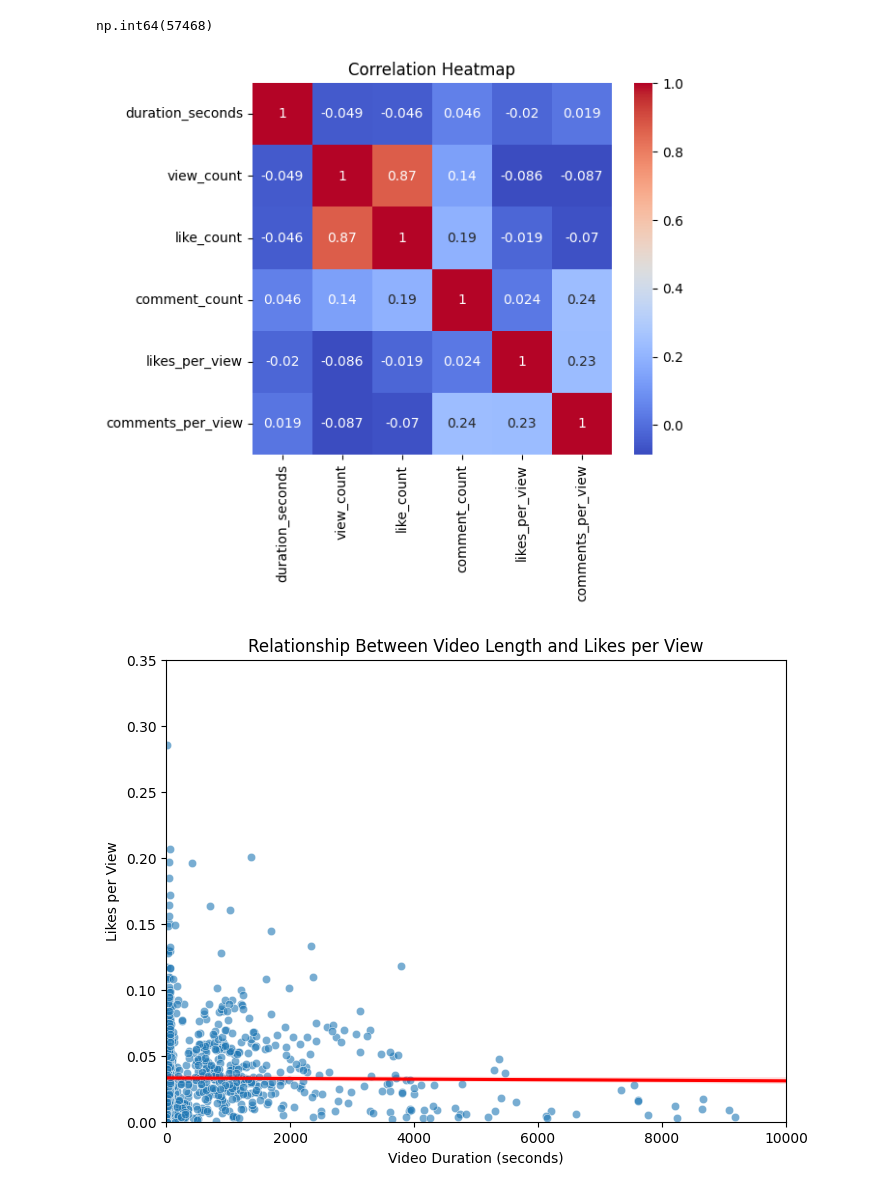
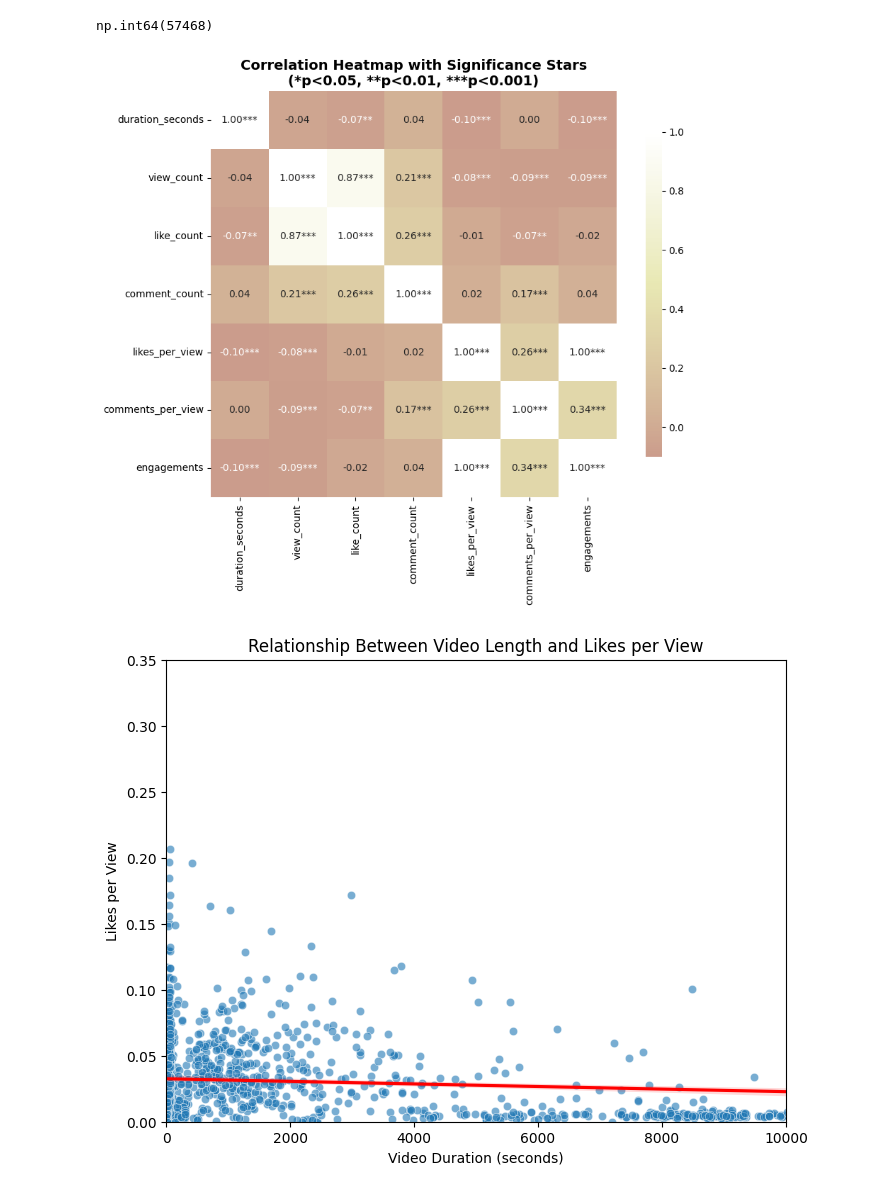
Before and after one commit to Sa3id-jr/analyzing-youtube-engagement, a Jupyter notebook: Figures.ipynb, the cells around one changed output. Cells and saved outputs as stored; diff of their text form; code cells hidden in the pictures.

```diff
--- a/Figures.ipynb
+++ b/Figures.ipynb
@@ -7,5 +8,5 @@ import math
 # %%
-df = pd.read_csv("Integrated Data Final.csv")
+df = pd.read_csv("Final Data Integration.xls")
 print(df['duration_seconds'].max())
 df.head()
 # %% [output]
@@ -23,13 +24,55 @@ df['duration_seconds'].max()
 # %% [output]
 np.int64(57468)
 # %%
-plt.figure(figsize=(6,5))
+# Create engagements column
+df['engagements'] = df['likes_per_view'] + df['comments_per_view']
+
+# Select numeric columns
 numeric_cols = df.select_dtypes(include=[np.number]).columns
-sns.heatmap(df[numeric_cols].corr(), annot=True, cmap='coolwarm')
-plt.title('Correlation Heatmap')
+corr_matrix = df[numeric_cols].corr()
+
+# Function to add significance stars
+def add_significance_stars(corr_matrix, df, numeric_cols):
+    """Add significance stars to correlation values"""
+    n = len(df)
+    annot_matrix = corr_matrix.copy().astype(str)
+
+    for i, col1 in enumerate(numeric_cols):
+        for j, col2 in enumerate(numeric_cols):
+            if i <= j:  # Upper triangle
+                corr, p_value = pearsonr(df[col1], df[col2])
+                stars = ''
+                if p_value < 0.001:
+                    stars = '***'
+                elif p_value < 0.01:
+                    stars = '**'
+                elif p_value < 0.05:
+                    stars = '*'
+
+                annot_matrix.iloc[i, j] = f"{corr:.2f}{stars}"
+                annot_matrix.iloc[j, i] = f"{corr:.2f}{stars}"
+
+    return annot_matrix
+
+# Create annotation matrix with stars
+annot_matrix = add_significance_stars(corr_matrix, df, numeric_cols)
+
+# Plot
+plt.figure(figsize=(10, 8))
+sns.heatmap(corr_matrix,
+            annot=annot_matrix.values,  # Use our annotated values
+            cmap='pink',
+            center=0,
+            fmt='',  # No formatting since we provide formatted strings
+            square=True,
+            cbar_kws={'shrink': 0.8})
+
+plt.title('Correlation Heatmap with Significance Stars\n(*p<0.05, **p<0.01, ***p<0.001)',
+          fontsize=14, fontweight='bold')
+plt.tight_layout()
 plt.show()
 # %% [output]
-[figure, old version]
+[figure, new version]
 # %%
 plt.figure(figsize=(8,6))
 
@@ -50,7 +93,7 @@ plt.xlim(0, 10000)
 
 plt.show()
 # %% [output]
-[figure, old version]
+[figure, new version]
 # %%
 print(df['view_count'].mean())
 print(df['duration_seconds'].mean())
```
Also changed, not shown: parts of 10 cells of this notebook, 1 other file.
